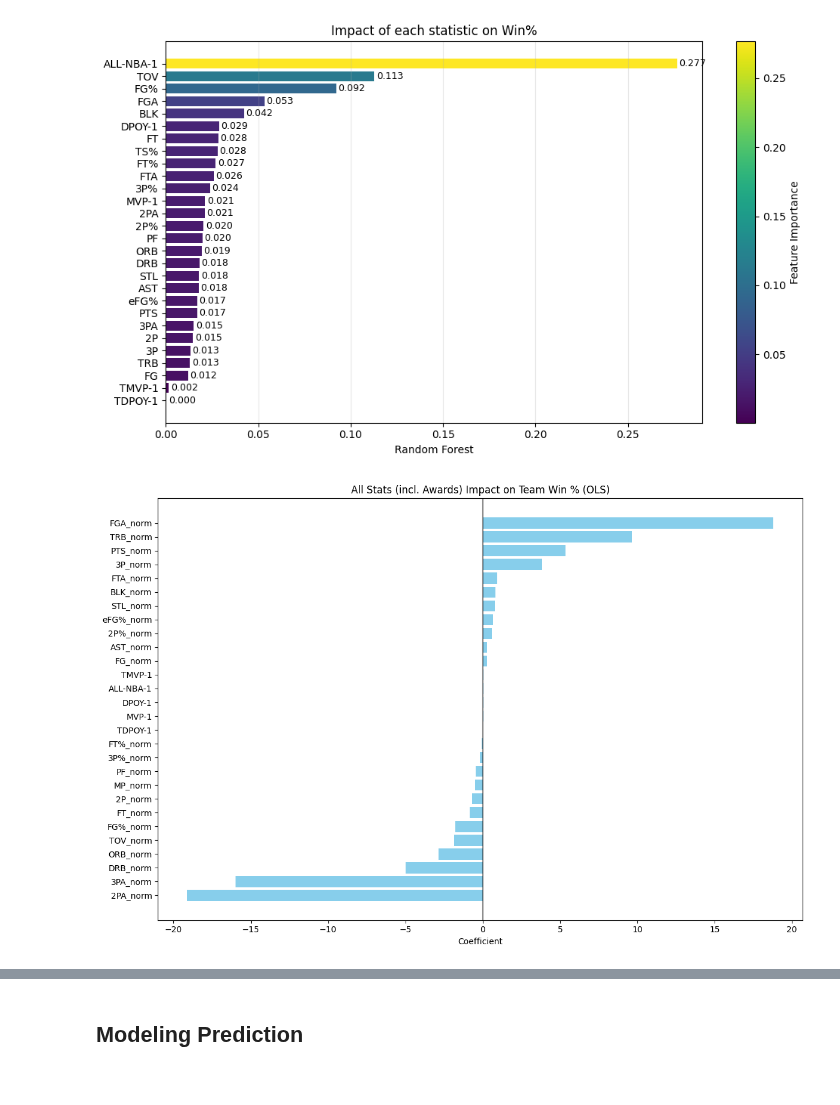
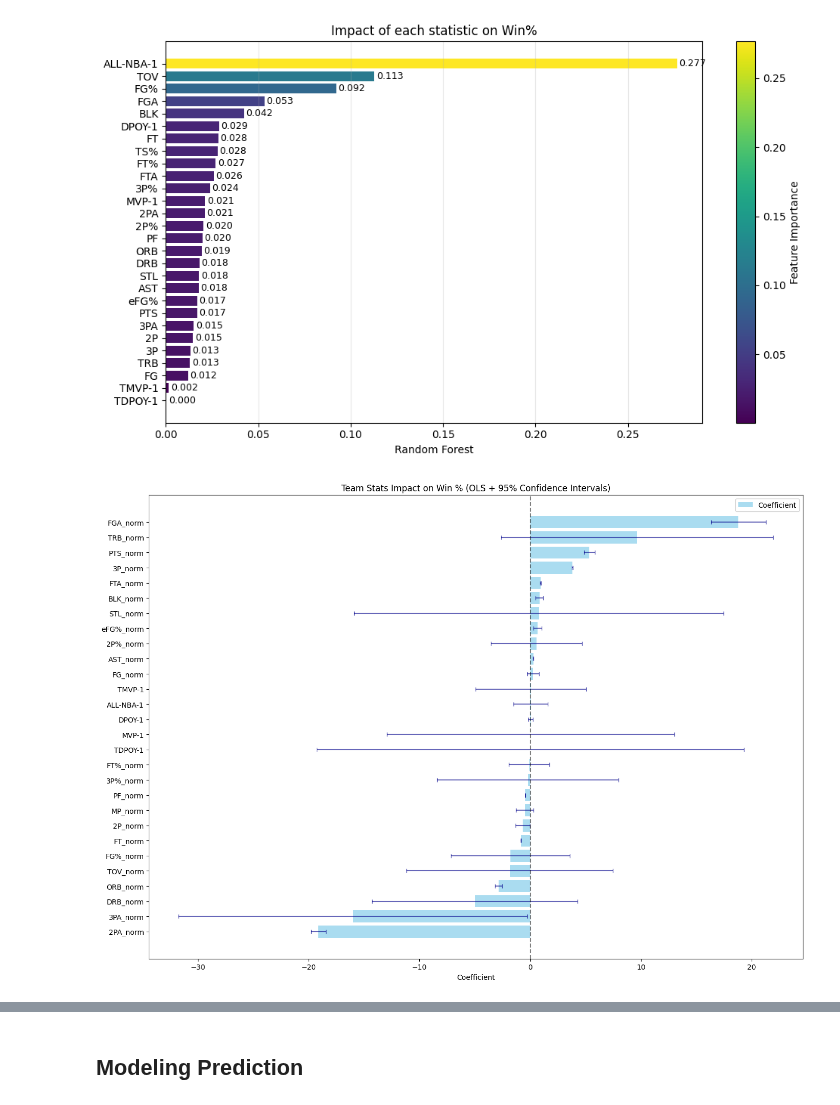
Before and after one commit to maadmaaax/Project_NBA_GroupM, a Jupyter notebook: Analyse_Principale.ipynb, the cells around one changed output, grey strips where cells are left out. Drawn from its saved outputs; the diff is of its cells as text; code cells hidden in the pictures.

```diff
--- a/Analyse_Principale.ipynb
+++ b/Analyse_Principale.ipynb
@@ -378,0 +467,12 @@ print(nbas_data_full.head(20))
+# %%
+#Print top performer only displaying key stat
+# Create a temporary column for the sum of PTS, AST, and TRB
+nbas_data_full['Total_Stats'] = nbas_data_full['PTS'] + nbas_data_full['AST'] + nbas_data_full['TRB']
+
+top_players = nbas_data_full.nlargest(10, 'Total_Stats')[['Player', 'Team', 'Season', 'PTS', 'TRB', 'AST', 'MP', 'FG%', 'TS%', 'MVP', 'DPOY', 'ALLNBA']]
+
+# Drop the temporary column
+nbas_data_full.drop(columns=['Total_Stats'], inplace=True)
+
+print("TOP 10 ALL PERFORMERS")
+print(top_players.round(2).to_string(index=False))
@@ -518,7 +590,7 @@ Top 10 Features:
 [figure]
 # %%
 def run_team_regression_sm():
-    # Re-import statsmodels.api as sm to ensure 'sm' refers to the correct module
+    # Re-import statsmodels.api, we don't know why only this package need to be re imported
     import statsmodels.api as sm
 
     # Load & filter
@@ -535,12 +607,12 @@ def run_team_regression_sm():
     for col in stat_cols:
         nbas_df[col] = pd.to_numeric(nbas_df[col], errors='coerce')
 
-    # Award dummies (no normalization)
+    # Award dummies -1 indicate tgat they were won the year before
     award_cols = ['MVP-1', 'DPOY-1', 'ALL-NBA-1','TMVP-1','TDPOY-1']
     for col in award_cols:
         nbas_df[col] = pd.to_numeric(nbas_df[col], errors='coerce').fillna(0).astype(int)
 
-    # Normalize core stats (0–1)
+    # Normalize core stats 0–1, not required bu easier to interpret the coeff
     for col in stat_cols:
         min_val, max_val = nbas_df[col].min(), nbas_df[col].max()
         if max_val > min_val:
@@ -550,7 +622,7 @@ def run_team_regression_sm():
 
     # Aggregate to team-season
     agg_dict = {f'{col}_norm': 'mean' for col in stat_cols}
-    agg_dict.update({col: 'max' for col in award_cols})  # 1 if any player has the award
+    agg_dict.update({col: 'max' for col in award_cols})
 
     team_stats = (
         nbas_df
@@ -559,7 +631,6 @@ def run_team_regression_sm():
         .reset_index()
     )
 
-    # Merge with W%
     sts_df = sts_data_full.copy()
     sts_df['W%'] = pd.to_numeric(sts_df['W%'], errors='coerce')
     merged_df = team_stats.merge(
@@ -572,40 +643,53 @@ def run_team_regression_sm():
     feat_awards = award_cols
     feature_cols = feat_norm + feat_awards
 
     X = merged_df[feature_cols].fillna(0)
     y = merged_df['W%'].fillna(0)
 
-    # Add intercept and fit OLS
+    # Add intercept and fit OLS, despite the result being between 0 and 1 we want a linear result
+    #Logit regression would gave us prediction that are either 0W% or 100W%
     X_sm = sm.add_constant(X)
     ols_model = sm.OLS(y, X_sm).fit()
 
     # Coefficients table (exclude intercept for bar plot)
     coefs = (
         pd.DataFrame({
             'Stat': ['const'] + feature_cols,
             'Coefficient': ols_model.params.values
         })
         .set_index('Stat')
     )
 
     coefs_no_const = coefs.drop(index='const').sort_values('Coefficient')
 
     # Plot coefficients
-    plt.figure(figsize=(12, 8))
-    plt.barh(range(len(coefs_no_const)), coefs_no_const['Coefficient'], color='skyblue')
+    plt.figure(figsize=(14, 10))
+    plt.barh(range(len(coefs_no_const)), coefs_no_const['Coefficient'],
+             color='skyblue', alpha=0.7, label='Coefficient')
+
+    # Add confidence intervals as error bars
+    conf_lower = ols_model.conf_int().iloc[:, 0].drop('const')
+    conf_upper = ols_model.conf_int().iloc[:, 1].drop('const')
+    error = np.column_stack([coefs_no_const['Coefficient'] - conf_lower,
+                            conf_upper - coefs_no_const['Coefficient']])
+
+    plt.errorbar(coefs_no_const['Coefficient'], range(len(coefs_no_const)),
+                 xerr=error.T, fmt='none', ecolor='darkblue', alpha=0.6, capsize=3)
+
     plt.yticks(range(len(coefs_no_const)), coefs_no_const.index)
     plt.xlabel('Coefficient')
-    plt.title('All Stats (incl. Awards) Impact on Team Win % (OLS)')
-    plt.axvline(x=0, color='black', alpha=0.5)
+    plt.title('Team Stats Impact on Win % (OLS + 95% Confidence Intervals)')
+    plt.axvline(x=0, color='black', alpha=0.5, linestyle='--')
+    plt.legend()
     plt.tight_layout()
     plt.show()
 
-    return ols_model, coefs
+    return ols_model, coefs_no_const
 
 ols_model, coefficients = run_team_regression_sm()
 print(ols_model.summary())
 # %% [output]
-[figure, old version]
+[figure, new version]
                             OLS Regression Results
 ==============================================================================
 Dep. Variable:                     W%   R-squared:                       0.589
```
Also changed, not shown: parts of 23 cells of this notebook.
